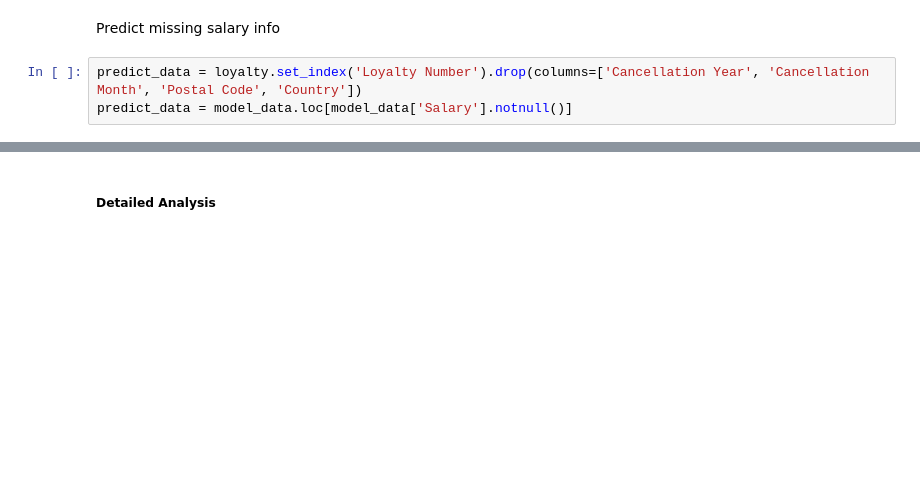
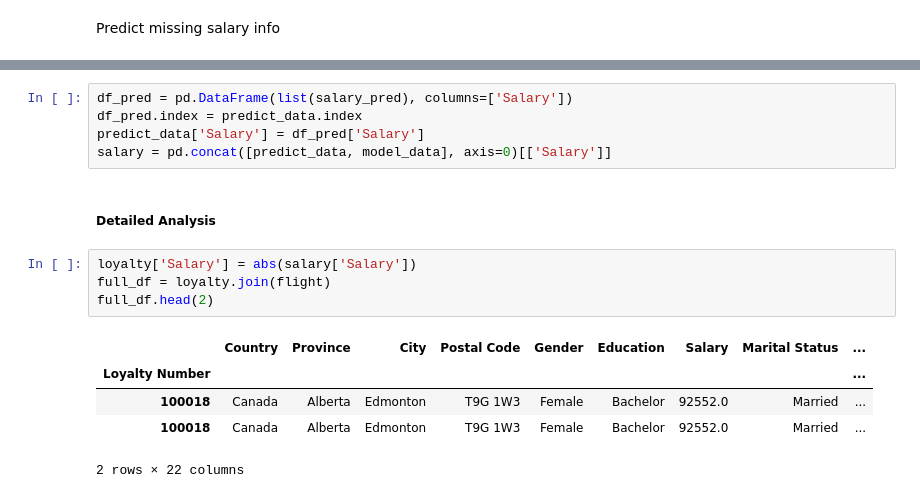
Before and after one commit to minhmat/airline_loyalty, a Jupyter notebook: source/airline_loyalty.ipynb, the cells around one changed output, grey strips where cells are left out. Saved outputs shown, nothing was run; the diff lists cells and outputs as text; blank space fills up the shorter version.

```diff
--- a/source/airline_loyalty.ipynb
+++ b/source/airline_loyalty.ipynb
@@ -161,5 +173,2 @@ Name: diff, dtype: float64
 # %% [markdown]
 Predict missing salary info
-# %%
-predict_data = loyalty.set_index('Loyalty Number').drop(columns=['Cancellation Year', 'Cancellation Month', 'Postal Code', 'Country'])
-predict_data = model_data.loc[model_data['Salary'].notnull()]
@@ -166,5 +197,20 @@ predict_data = model_data.loc[model_data['Salary'].notnull()]
+# %%
+df_pred = pd.DataFrame(list(salary_pred), columns=['Salary'])
+df_pred.index = predict_data.index
+predict_data['Salary'] = df_pred['Salary']
+salary = pd.concat([predict_data, model_data], axis=0)[['Salary']]
 # %% [markdown]
 ##### Detailed Analysis
+# %%
+loyalty['Salary'] = abs(salary['Salary'])
+full_df = loyalty.join(flight)
+full_df.head(2)
+# %% [output]
+|  | Country | Province | City | Postal Code | Gender | Education | Salary | Marital Status | ... |
+| Loyalty Number |  |  |  |  |  |  |  |  | ... |
+| 100018 | Canada | Alberta | Edmonton | T9G 1W3 | Female | Bachelor | 92552.0 | Married | ... |
+| 100018 | Canada | Alberta | Edmonton | T9G 1W3 | Female | Bachelor | 92552.0 | Married | ... |
+2 rows × 22 columns
 # %%
 plt.scatter(x=loyalty['Salary'], y=loyalty['CLV'], s=1)
 # %% [output]
```
Also changed, not shown: parts of 10 cells of this notebook, 6 other files.
